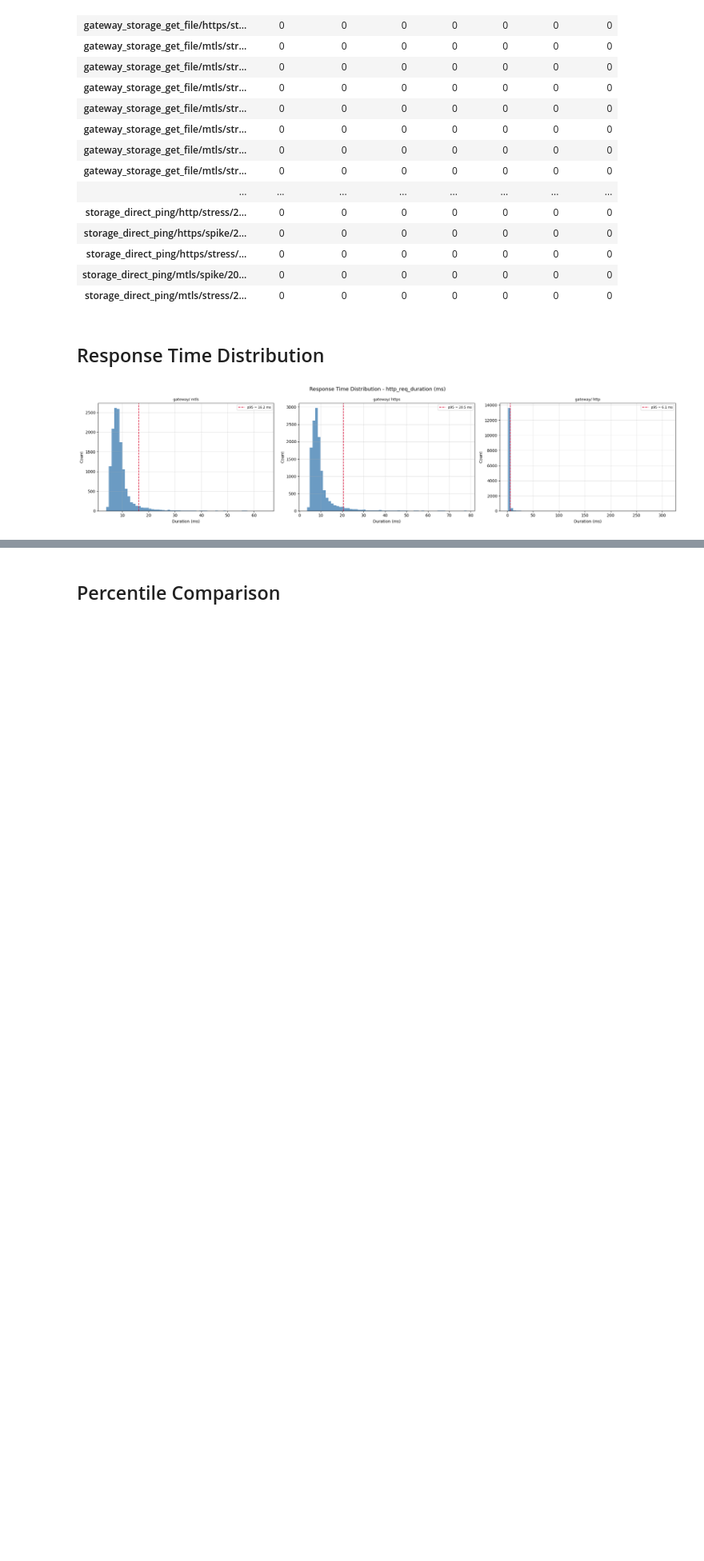
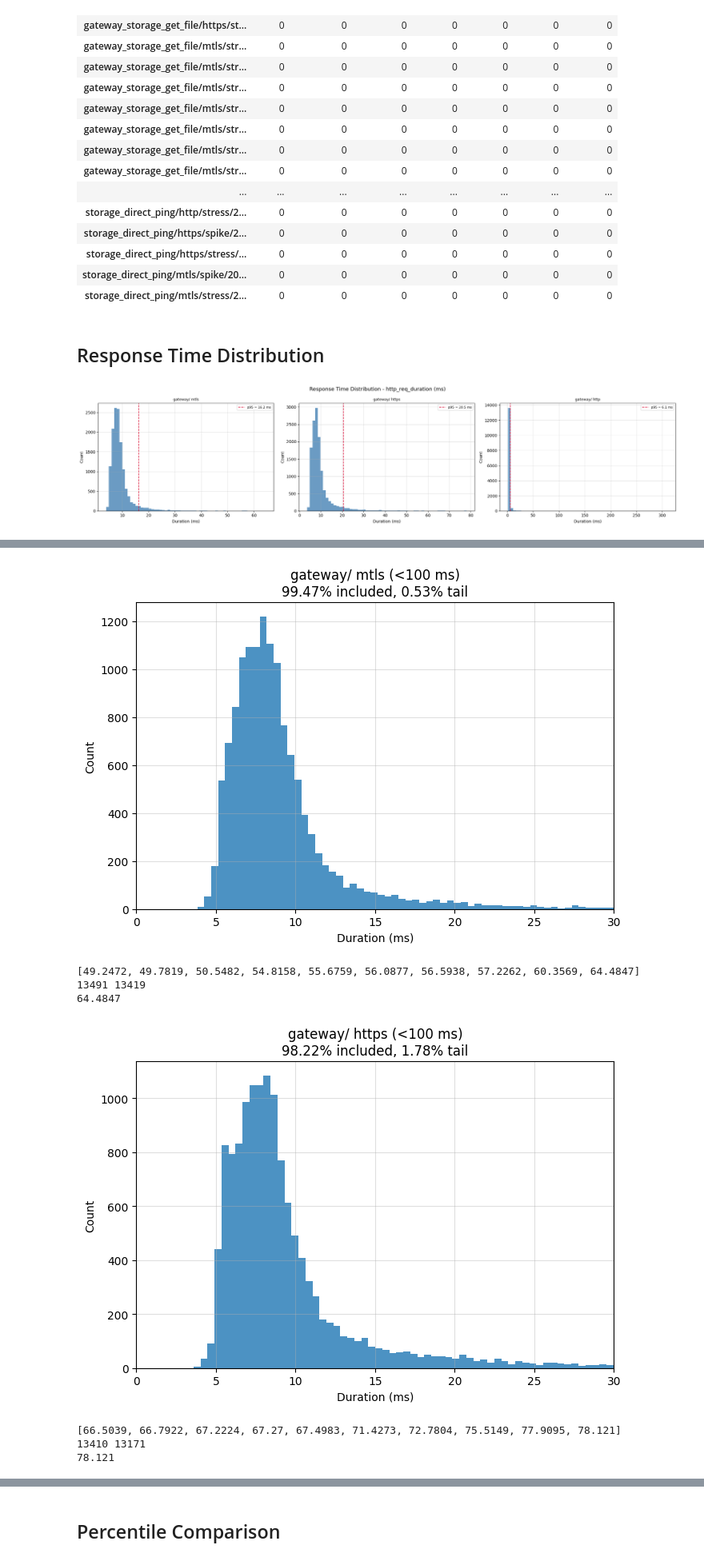
Before and after one commit to JacobDNielsen/FileShare, a Jupyter notebook: src/k6/notebooks/metrics_visualization.ipynb, the cells around one changed output, grey strips where cells are left out. Shown at 80% size. Saved outputs shown, nothing was run; the diff lists cells and outputs as text; code cells hidden in the pictures; blank space fills up the shorter version.

```diff
--- a/src/k6/notebooks/metrics_visualization.ipynb
+++ b/src/k6/notebooks/metrics_visualization.ipynb
@@ -202,0 +232,37 @@ plt.show()
+# %%
+zoom_limit = 30 # ms
+n = max(1, len(runs))
+for ax, (label, df) in zip(axes[0], runs.items()):
+    dur = get_metric(df, "http_req_duration")["value"].dropna()
+    if dur.empty:
+        ax.set_title(f"{label}\n(no data)")
+        continue
+
+    # --- Zoomed distribution ---
+    dur_zoom = dur[dur <= zoom_limit]
+    fig, ax_zoom = plt.subplots(figsize=(7, 5))
+    ax_zoom.hist(dur_zoom, bins=60, edgecolor="none", alpha=0.8)
+    ax_zoom.set_xlim(0, zoom_limit)
+    ax_zoom.set_xlabel("Duration (ms)")
+    ax_zoom.set_ylabel("Count")
+    pct_zoom = 100 * len(dur_zoom) / len(dur)
+    pct_tail = 100 - pct_zoom
+
+    ax_zoom.set_title(
+    f"{label} (<100 ms)\n"
+    f"{pct_zoom:.2f}% included, {pct_tail:.2f}% tail"
+    )
+    plt.tight_layout()
+    plt.show()
+    print(sorted(dur)[-10:])
+    print(len(dur), len(dur_zoom))
+    print(dur.max())
+# %% [output]
+[figure, added]
+[49.2472, 49.7819, 50.5482, 54.8158, 55.6759, 56.0877, 56.5938, 57.2262, 60.3569, 64.4847]
+13491 13419
+64.4847
+[figure, added]
+[66.5039, 66.7922, 67.2224, 67.27, 67.4983, 71.4273, 72.7804, 75.5149, 77.9095, 78.121]
+13410 13171
+78.121
```
Also changed, not shown: parts of 2 cells of this notebook.
